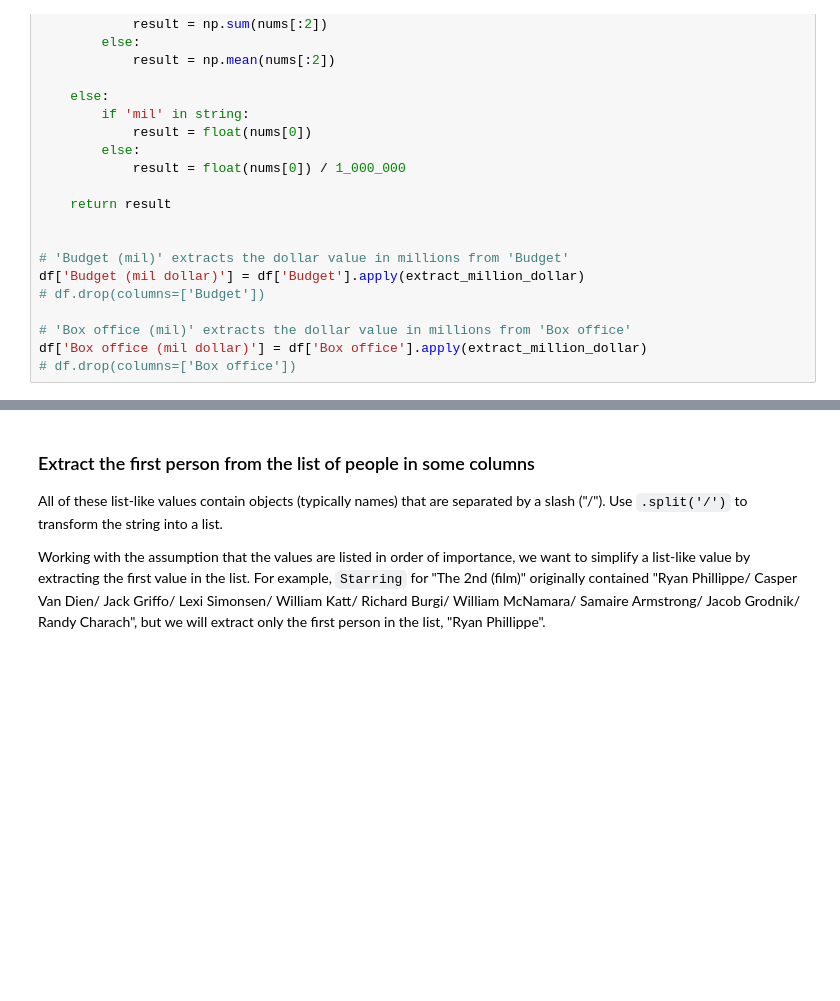
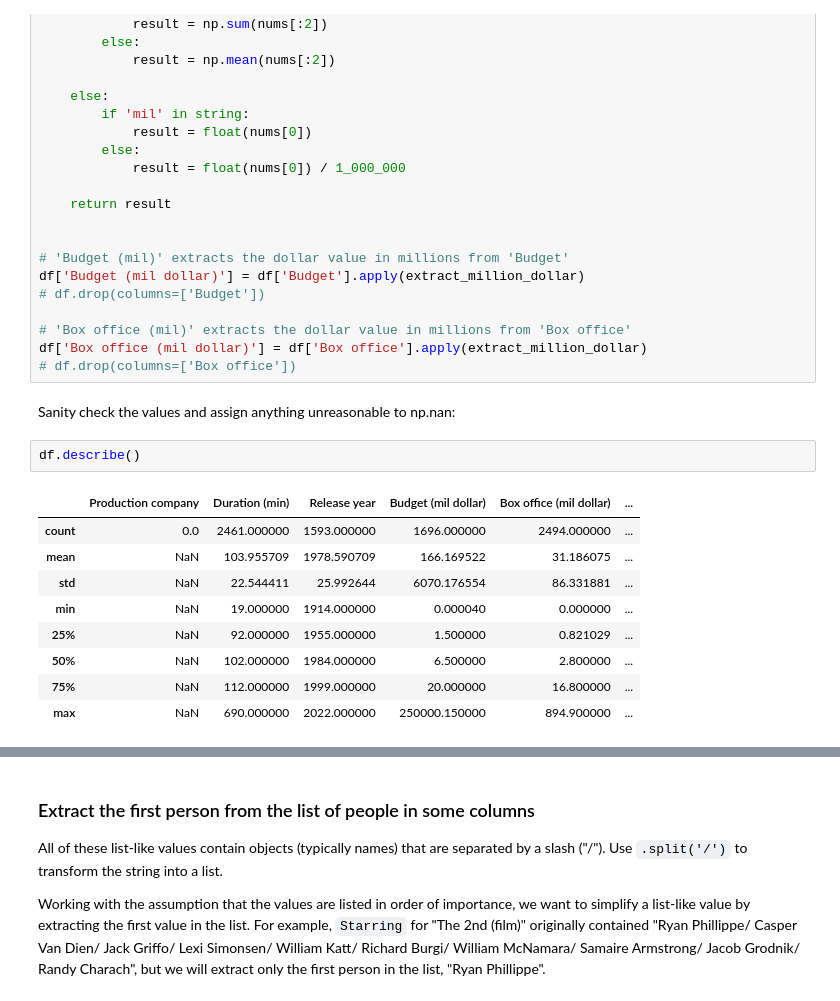
Before and after one commit to jjoycehu/pred-box-office, a Jupyter notebook: EDACheckpointGroup_078-Fa22.ipynb, the cells around one changed output, grey strips where cells are left out. Saved outputs shown, nothing was run; the diff lists cells and outputs as text; blank space fills up the shorter version.

```diff
--- a/EDACheckpointGroup_078-Fa22.ipynb
+++ b/EDACheckpointGroup_078-Fa22.ipynb
@@ -419,3 +419,17 @@ df['Budget (mil dollar)'] = df['Budget'].apply(extract_million_dollar)
 # 'Box office (mil)' extracts the dollar value in millions from 'Box office'
 df['Box office (mil dollar)'] = df['Box office'].apply(extract_million_dollar)
 # df.drop(columns=['Box office'])
+# %% [markdown]
+Sanity check the values and assign anything unreasonable to np.nan:
+# %%
+df.describe()
+# %% [output]
+|  | Production company | Duration (min) | Release year | Budget (mil dollar) | Box office (mil dollar) | ... |
+| count | 0.0 | 2461.000000 | 1593.000000 | 1696.000000 | 2494.000000 | ... |
+| mean | NaN | 103.955709 | 1978.590709 | 166.169522 | 31.186075 | ... |
+| std | NaN | 22.544411 | 25.992644 | 6070.176554 | 86.331881 | ... |
+| min | NaN | 19.000000 | 1914.000000 | 0.000040 | 0.000000 | ... |
+| 25% | NaN | 92.000000 | 1955.000000 | 1.500000 | 0.821029 | ... |
+| 50% | NaN | 102.000000 | 1984.000000 | 6.500000 | 2.800000 | ... |
+| 75% | NaN | 112.000000 | 1999.000000 | 20.000000 | 16.800000 | ... |
+| max | NaN | 690.000000 | 2022.000000 | 250000.150000 | 894.900000 | ... |
```
Also changed, not shown: parts of 3 cells of this notebook, 1 other file.
